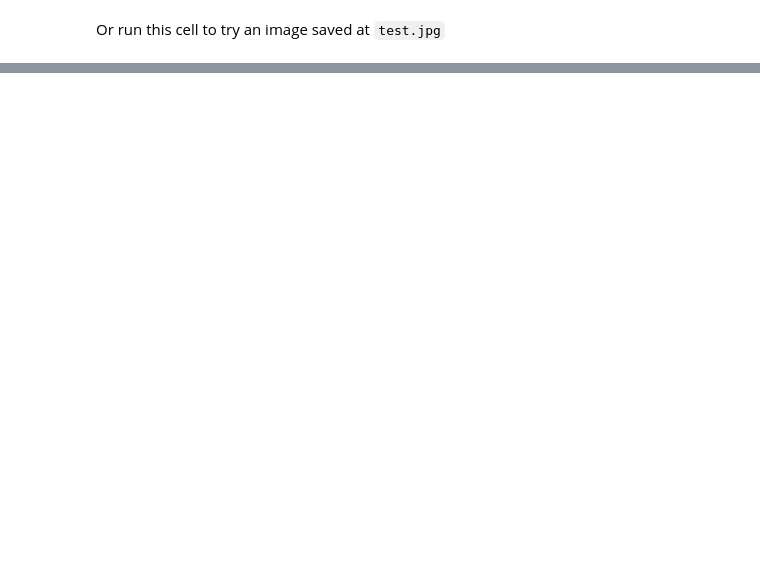
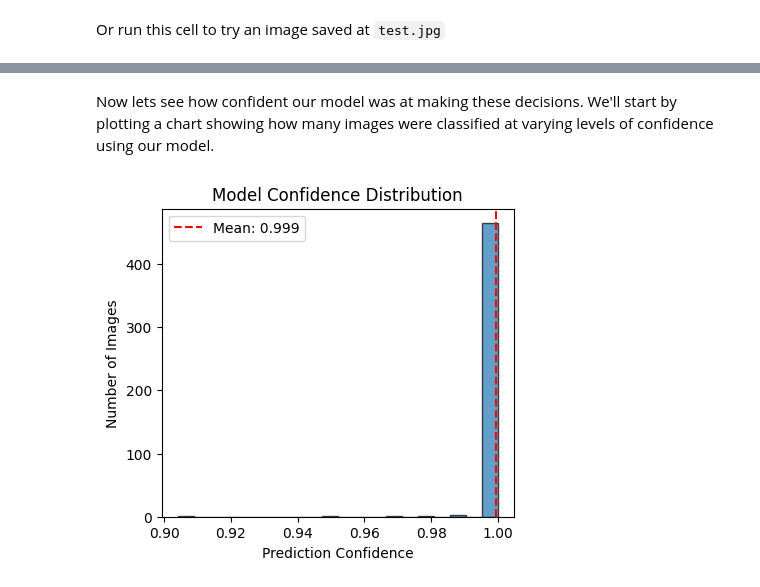
Before and after one commit to nothing36/data-science, a Jupyter notebook: img_1/is_cat.ipynb, the cells around one changed output, grey strips where cells are left out. Saved outputs shown, nothing was run; the diff lists cells and outputs as text; code cells hidden in the pictures; blank space fills up the shorter version.

```diff
--- a/img_1/is_cat.ipynb
+++ b/img_1/is_cat.ipynb
@@ -142,0 +185,12 @@ test_img.to_thumb(256,256)
+# %%
+preds, y_true = learn.get_preds(dl=dls.valid)
+y_pred = preds.argmax(dim=1)
+
+# generate classification report and convert to dataframe
+report = classification_report(y_true, y_pred, target_names=['cat', 'keyboard'], output_dict=True)
+df_report = pd.DataFrame(report).transpose()
+df_report = df_report.round(3)
+
+
+print(df_report[['precision', 'recall', 'f1-score']].iloc[:-3])
+print(f"\nOverall Accuracy: {df_report.loc['accuracy', 'f1-score']:.1%}")
@@ -142,0 +204,17 @@ test_img.to_thumb(256,256)
+# %% [markdown]
+Now lets see how confident our model was at making these decisions. We'll start by plotting a chart showing how many images were classified at varying levels of confidence using our model.
+# %%
+preds_np = preds.numpy()
+confidences = preds_np.max(axis=1)
+
+plt.figure(figsize=(10, 4))
+plt.subplot(1, 2, 1)
+plt.hist(confidences, bins=20, edgecolor='black', alpha=0.7)
+plt.axvline(confidences.mean(), color='red', linestyle='--', label=f'Mean: {confidences.mean():.3f}')
+plt.xlabel('Prediction Confidence')
+plt.ylabel('Number of Images')
+plt.title('Model Confidence Distribution')
+plt.legend()
+plt.show()
+# %% [output]
+[figure, added]
```
Also changed, not shown: parts of 20 cells of this notebook, 1 other file.
